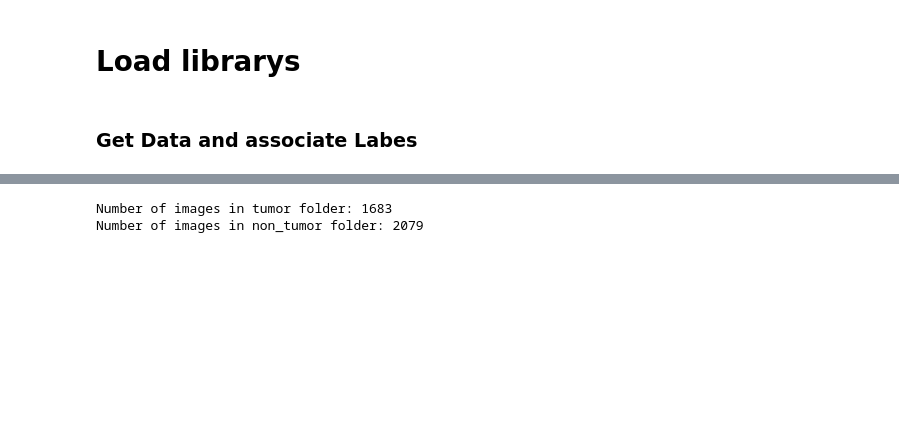
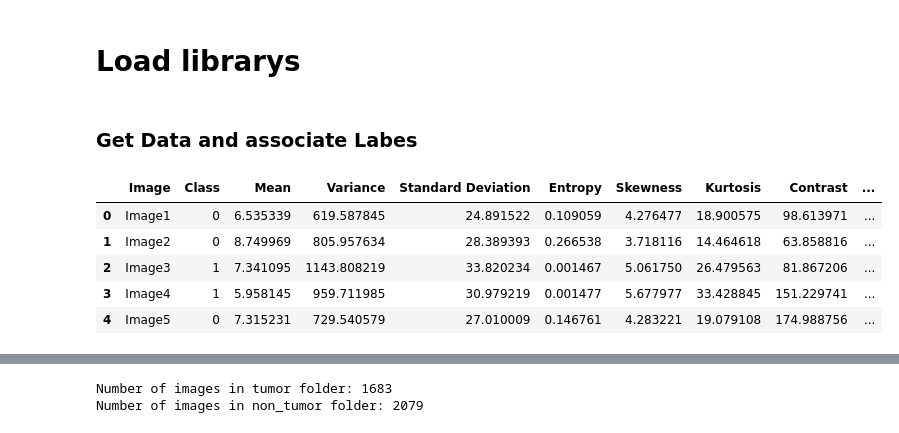
Before and after one commit to grahanoi/classifier_brain_tumor, a Jupyter notebook: main.ipynb, the cells around one changed output, grey strips where cells are left out. Saved outputs shown, nothing was run; the diff lists cells and outputs as text; code cells hidden in the pictures; blank space fills up the shorter version.

```diff
--- a/main.ipynb
+++ b/main.ipynb
@@ -26,3 +27,15 @@ z = zipfile.ZipFile('archive.zip')
 
 # Extract all the contents of zip file in current directory to a new folder named 'data'
 z.extractall('data')
+# %%
+# Overview of the data
+flie_path = 'data/Brain Tumor.csv'
+df = pd.read_csv(flie_path)
+df.head()
+# %% [output]
+|  | Image | Class | Mean | Variance | Standard Deviation | Entropy | Skewness | Kurtosis | Contrast | ... |
+| 0 | Image1 | 0 | 6.535339 | 619.587845 | 24.891522 | 0.109059 | 4.276477 | 18.900575 | 98.613971 | ... |
+| 1 | Image2 | 0 | 8.749969 | 805.957634 | 28.389393 | 0.266538 | 3.718116 | 14.464618 | 63.858816 | ... |
+| 2 | Image3 | 1 | 7.341095 | 1143.808219 | 33.820234 | 0.001467 | 5.061750 | 26.479563 | 81.867206 | ... |
+| 3 | Image4 | 1 | 5.958145 | 959.711985 | 30.979219 | 0.001477 | 5.677977 | 33.428845 | 151.229741 | ... |
+| 4 | Image5 | 0 | 7.315231 | 729.540579 | 27.010009 | 0.146761 | 4.283221 | 19.079108 | 174.988756 | ... |
```
Also changed, not shown: parts of 3 cells of this notebook.
